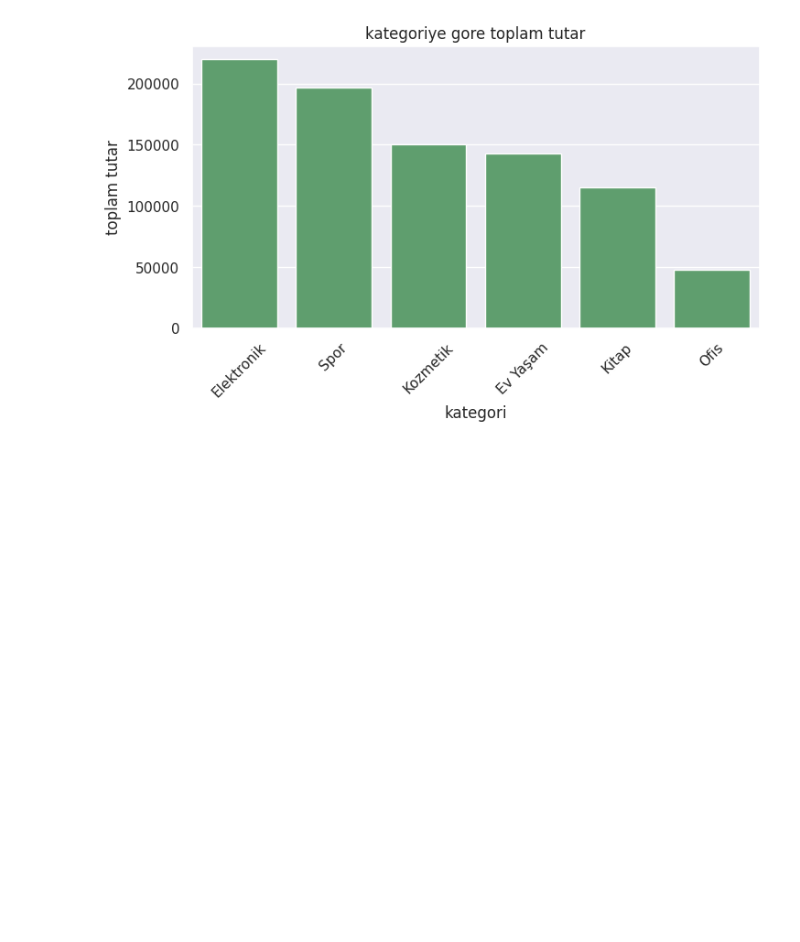
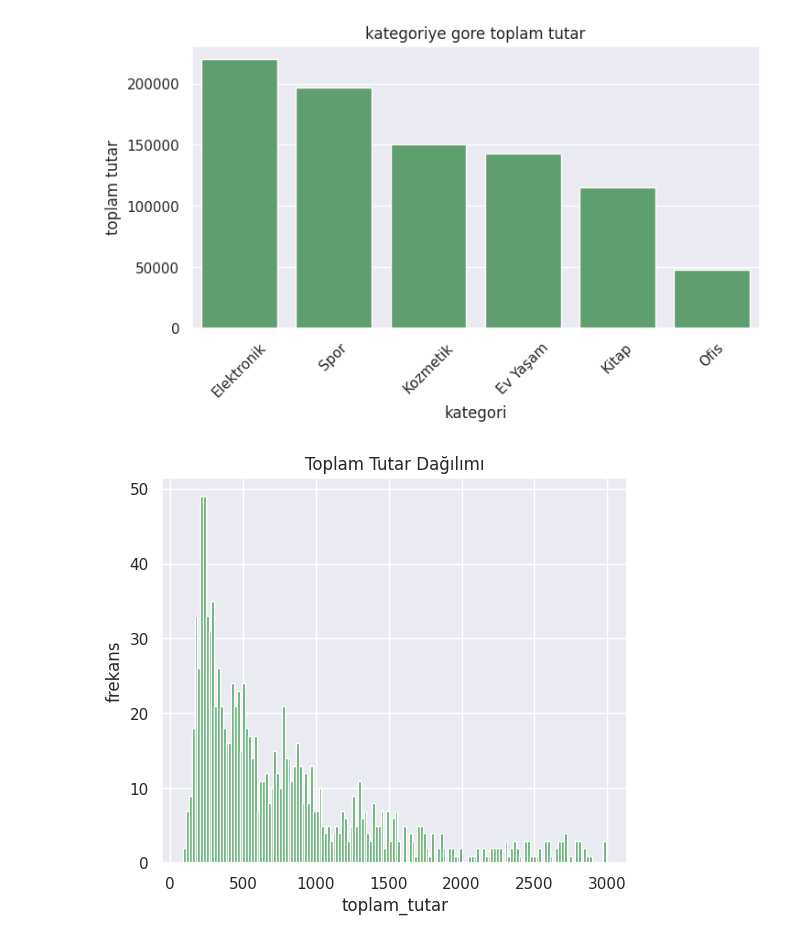
Before and after one commit to Erkan3034/Data-Science, a Jupyter notebook: dataScience.ipynb, the cells around one changed output. Cells and saved outputs as stored; diff of their text form; code cells hidden in the pictures; blank space fills up the shorter version.

```diff
--- a/dataScience.ipynb
+++ b/dataScience.ipynb
@@ -1877,3 +1877,14 @@ plt.xticks(rotation = 45)
 plt.show()
 # %% [output]
 [figure]
+# %%
+# histogram ile sayısal dagılım gorsellesirme
+
+plt.figure(figsize=(6,5))
+plt.hist(df['toplam_tutar'],bins=150,color ="g")
+plt.title("Toplam Tutar Dağılımı")
+plt.xlabel("toplam_tutar")
+plt.ylabel("frekans")
+plt.show()
+# %% [output]
+[figure, added]
```
Also changed, not shown: parts of 32 cells of this notebook.
